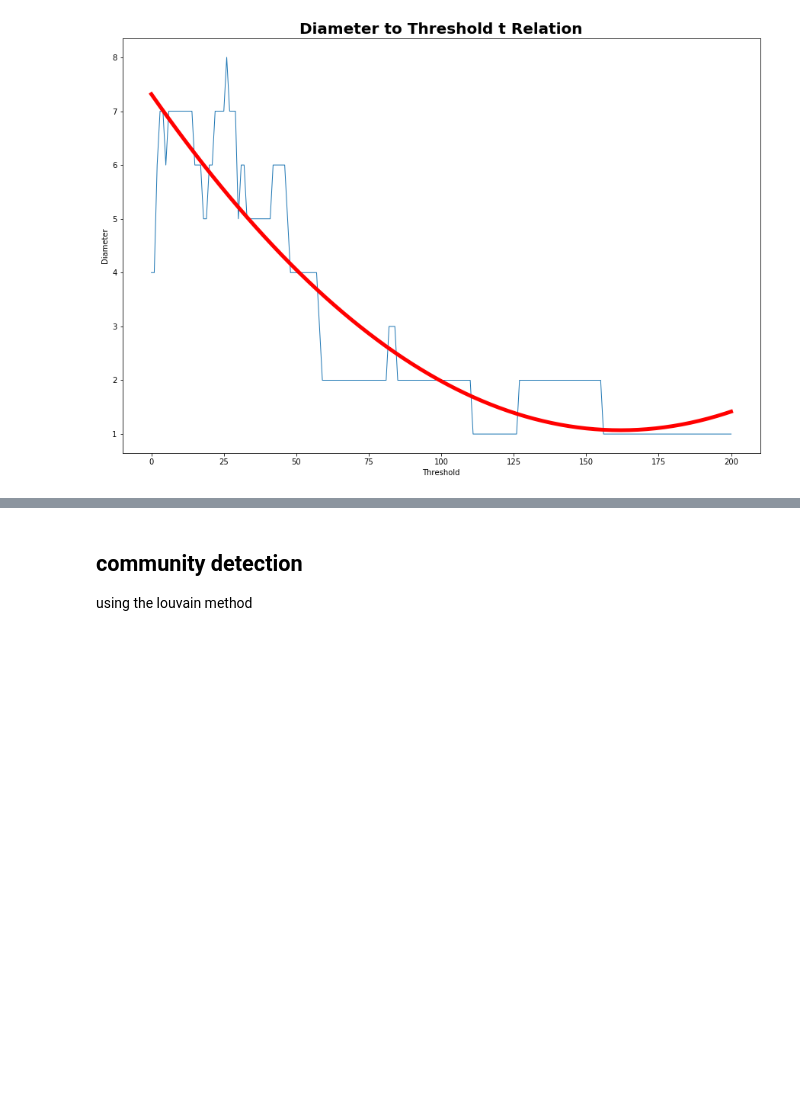
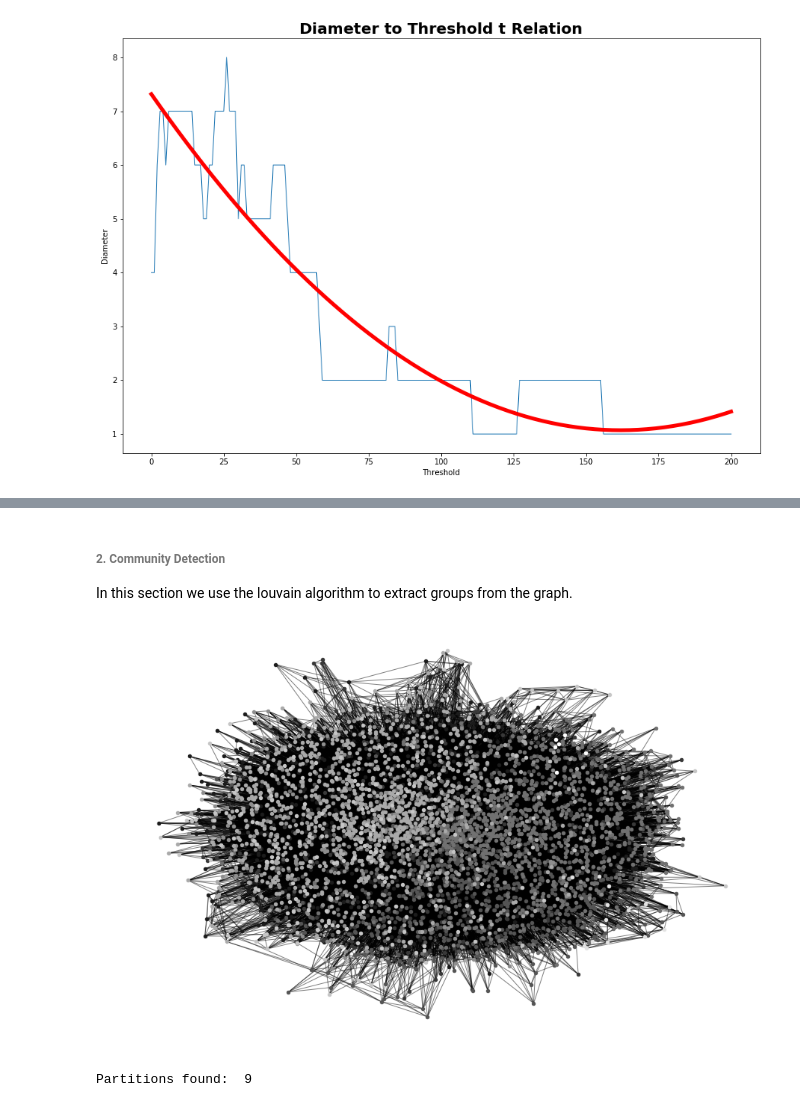
Before and after one commit to LaertNuhu/MedDataVisualisation, a Jupyter notebook: Implementation.ipynb, the cells around one changed output, grey strips where cells are left out. Drawn from its saved outputs; the diff is of its cells as text; code cells hidden in the pictures; blank space fills up the shorter version.

Commit message:
code clean of text network analysis and network visaulization

```diff
--- a/Implementation.ipynb
+++ b/Implementation.ipynb
@@ -598,0 +614,5 @@ we create the graph and save it at GF
+# %%
+vectorizerForSkipgrams = CountVectorizer(analyzer=customAnalyser)
+networkData = getFirstWordsWithCountGreater(vectorizerForSkipgrams,text,0)
+df_graph = createDataframe(networkData)
+print(df_graph[:10])
@@ -925,6 +846,6 @@ def generateTAGColorJson():
     json.dump(data, open("TAGColor.json", 'w'))
 # %%
 generateTAGColorJson()
-# %% [markdown]
-## community detection
-using the louvain method
+# %% [markdown]
+###### 2. Community Detection
+In this section we use the louvain algorithm to extract groups from the graph.
@@ -931,24 +858,30 @@ using the louvain method
 # %%
-import community
-
-partition = community.best_partition(GF)
-#drawing
-size = float(len(set(partition.values())))
-pos = nx.spring_layout(GF)
-count = 0.
-for com in set(partition.values()) :
-    count = count + 1.
-    list_nodes = [nodes for nodes in partition.keys()
+# vizualize the network with partitions
+def visualizePartitions(partition):
+    plt.figure(figsize=(15,10))
+    size = float(len(set(partition.values())))
+    pos = nx.spring_layout(GF)
+    count = 0.
+    for com in set(partition.values()) :
+        count = count + 1.
+        list_nodes = [nodes for nodes in partition.keys()
                                 if partition[nodes] == com]
-    nx.draw_networkx_nodes(GF, pos, list_nodes, node_size = 20,
+        nx.draw_networkx_nodes(GF, pos, list_nodes, node_size = 20,
                                 node_color = str(count / size))
 
 
-nx.draw_networkx_edges(GF, pos, alpha=0.5)
-
-plt.show()
+    nx.draw_networkx_edges(GF, pos, alpha=0.5)
+    # hide axis
+    plt.axis('off')
+    plt.show()
+# %%
+visualizePartitions(partition)
+# %% [output]
+[figure, added]
 # %%
 print("Partitions found: ", len(set(partition.values())))
+# %% [output]
+Partitions found:  9
 # %%
 # read graph from json file
 def readGraphFromJson(filename):
```
Also changed, not shown: parts of 80 cells of this notebook.
